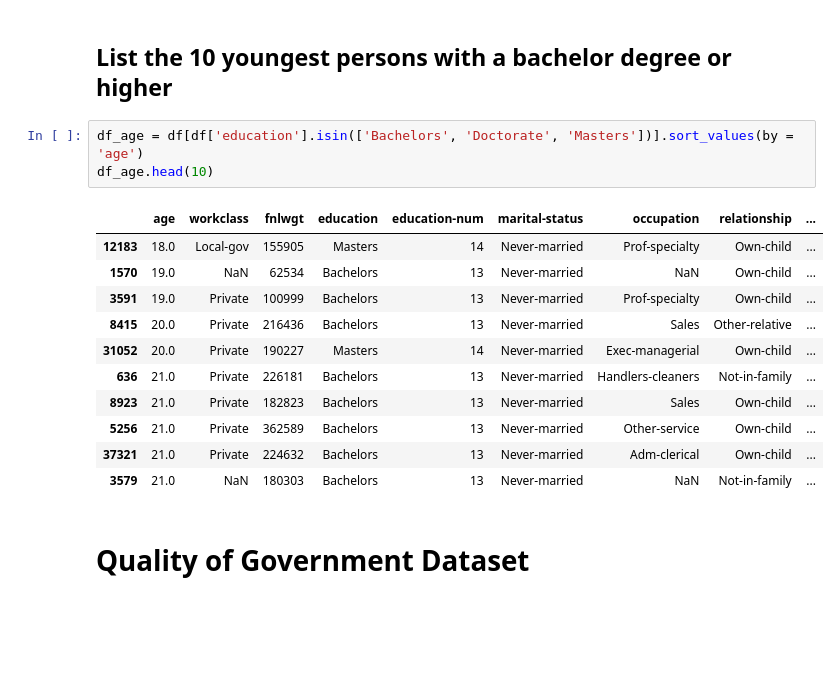
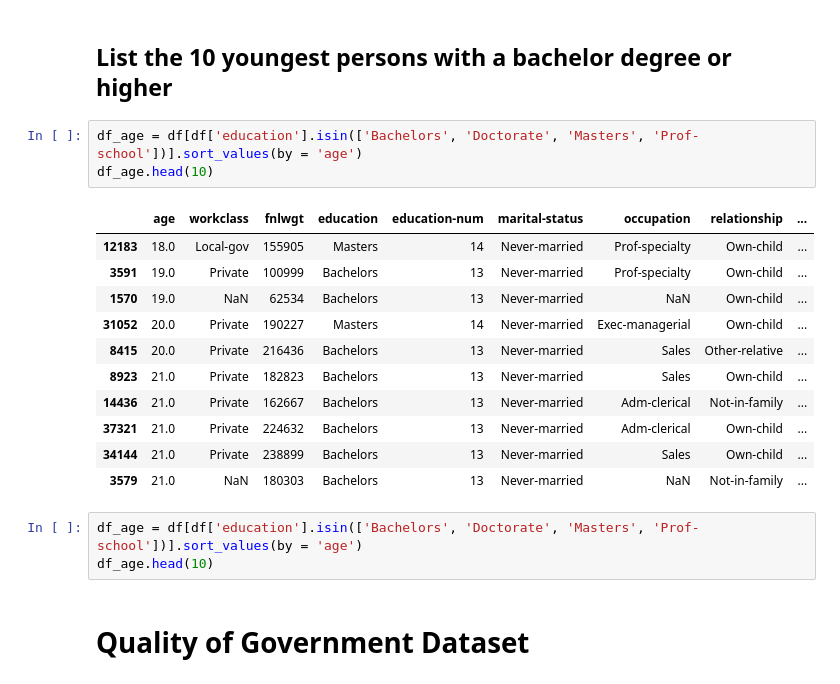
Before and after one commit to andy7622y/myfb, a Jupyter notebook: IS557/1Exercise 09.ipynb, the cells around one changed output. Saved outputs shown, nothing was run; the diff lists cells and outputs as text; blank space fills up the shorter version.

```diff
--- a/IS557/1Exercise 09.ipynb
+++ b/IS557/1Exercise 09.ipynb
@@ -103,20 +124,23 @@ df[df['sex'] == 'Male']['education'].value_counts().get('Bachelors',0)
 # %% [markdown]
 ## List the 10 youngest persons with a bachelor degree or higher
 # %%
-df_age = df[df['education'].isin(['Bachelors', 'Doctorate', 'Masters'])].sort_values(by = 'age')
+df_age = df[df['education'].isin(['Bachelors', 'Doctorate', 'Masters', 'Prof-school'])].sort_values(by = 'age')
 df_age.head(10)
 # %% [output]
 |  | age | workclass | fnlwgt | education | education-num | marital-status | occupation | relationship | ... |
 | 12183 | 18.0 | Local-gov | 155905 | Masters | 14 | Never-married | Prof-specialty | Own-child | ... |
+| 3591 | 19.0 | Private | 100999 | Bachelors | 13 | Never-married | Prof-specialty | Own-child | ... |
 | 1570 | 19.0 | NaN | 62534 | Bachelors | 13 | Never-married | NaN | Own-child | ... |
-| 3591 | 19.0 | Private | 100999 | Bachelors | 13 | Never-married | Prof-specialty | Own-child | ... |
+| 31052 | 20.0 | Private | 190227 | Masters | 14 | Never-married | Exec-managerial | Own-child | ... |
 | 8415 | 20.0 | Private | 216436 | Bachelors | 13 | Never-married | Sales | Other-relative | ... |
-| 31052 | 20.0 | Private | 190227 | Masters | 14 | Never-married | Exec-managerial | Own-child | ... |
-| 636 | 21.0 | Private | 226181 | Bachelors | 13 | Never-married | Handlers-cleaners | Not-in-family | ... |
 | 8923 | 21.0 | Private | 182823 | Bachelors | 13 | Never-married | Sales | Own-child | ... |
-| 5256 | 21.0 | Private | 362589 | Bachelors | 13 | Never-married | Other-service | Own-child | ... |
+| 14436 | 21.0 | Private | 162667 | Bachelors | 13 | Never-married | Adm-clerical | Not-in-family | ... |
 | 37321 | 21.0 | Private | 224632 | Bachelors | 13 | Never-married | Adm-clerical | Own-child | ... |
+| 34144 | 21.0 | Private | 238899 | Bachelors | 13 | Never-married | Sales | Own-child | ... |
 | 3579 | 21.0 | NaN | 180303 | Bachelors | 13 | Never-married | NaN | Not-in-family | ... |
+# %%
+df_age = df[df['education'].isin(['Bachelors', 'Doctorate', 'Masters', 'Prof-school'])].sort_values(by = 'age')
+df_age.head(10)
 # %% [markdown]
 # Quality of Government Dataset
 # %%
```
Also changed, not shown: parts of 10 cells of this notebook.
